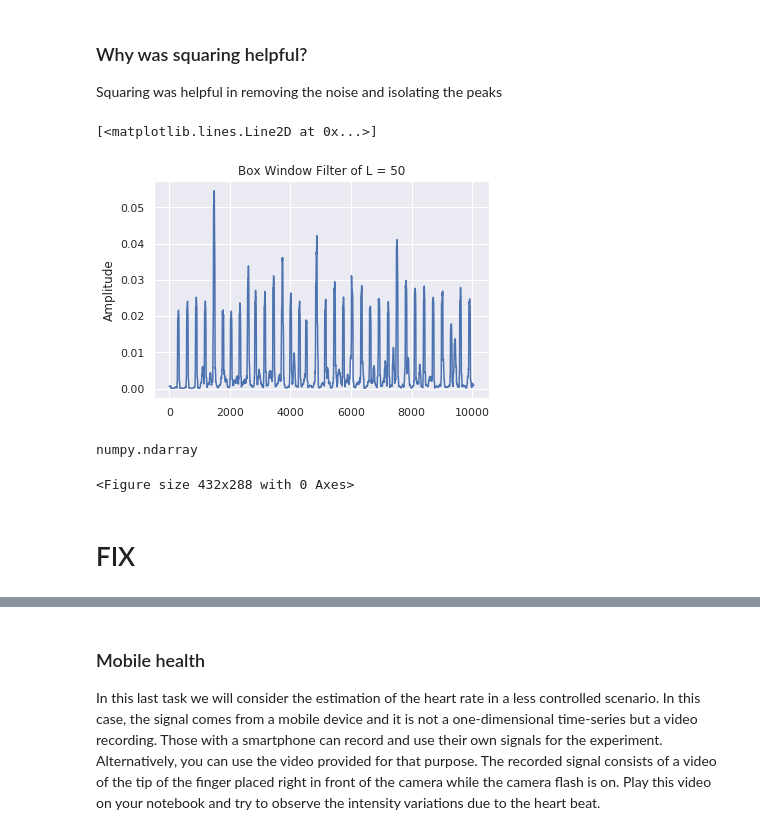
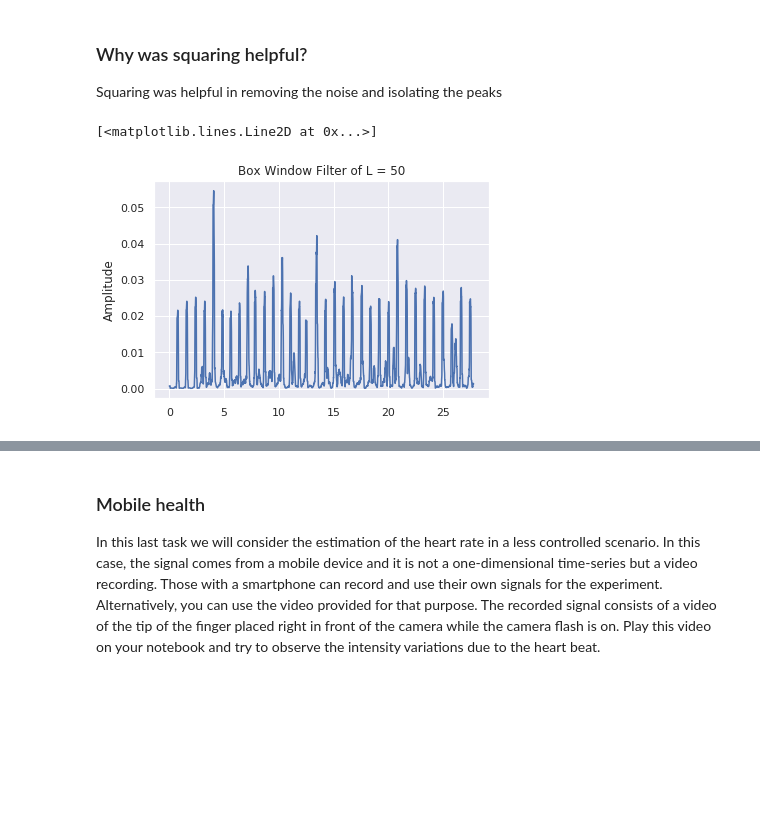
Before and after one commit to varose99/ds4bme, a Jupyter notebook: ecglab.ipynb, the cells around one changed output, grey strips where cells are left out. Cells and saved outputs as stored; diff of their text form; code cells hidden in the pictures; blank space fills up the shorter version.

```diff
--- a/ecglab.ipynb
+++ b/ecglab.ipynb
@@ -297,28 +310,14 @@ Squaring was helpful in removing the noise and isolating the peaks
 # %%
 #integration = [0.0]*(len(diff_square)-50)
 #for i in range(len(integration)):
 #  for j in range(50):
 #    integration[i] += diff_square[i+j]
 filter_50 = [1/50]*50
-window = np.convolve(filter_50, diff_square)
+window = np.convolve(filter_50, diff_square, mode='same')
 plt.figure()
 plt.title('Box Window Filter of L = 50')
 plt.ylabel('Amplitude')
-plt.plot(window)
+plt.plot(time, window)
 # %% [output]
 [<matplotlib.lines.Line2D at 0x...>]
-[figure, old version]
+[figure, new version]
-# %%
-# peaks
-
-peaks2, _ = signal.find_peaks(diff_square, height=.1)
-plt.figure()
-#plt.plot(diff_square)
-#plt.plot(peaks2, diff_square[peaks2],'x')
-#print(peaks2)
-type(peaks2)
-# %% [output]
-numpy.ndarray
-<Figure size 432x288 with 0 Axes>
-# %% [markdown]
-# FIX
```
Also changed, not shown: parts of 9 cells of this notebook.
